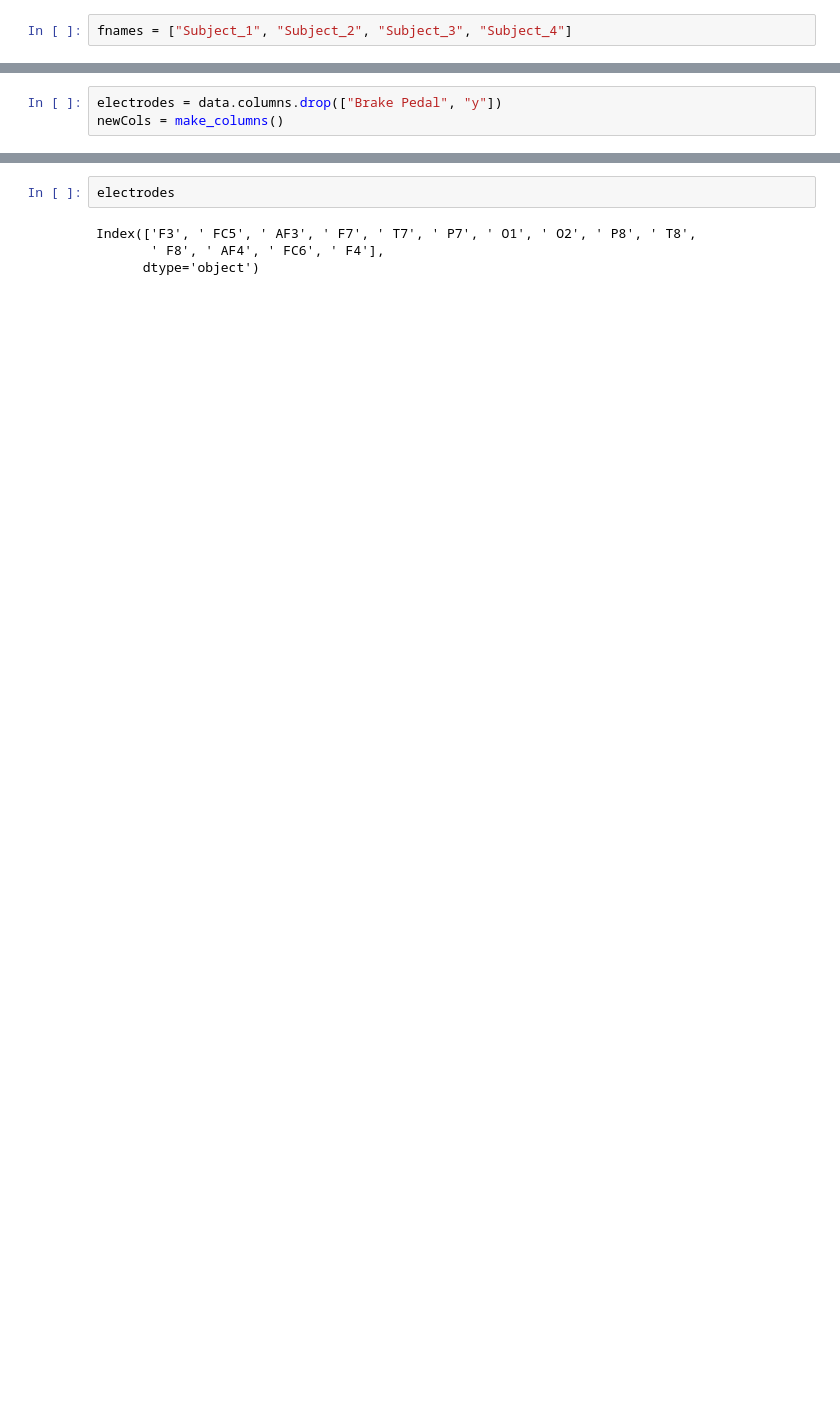
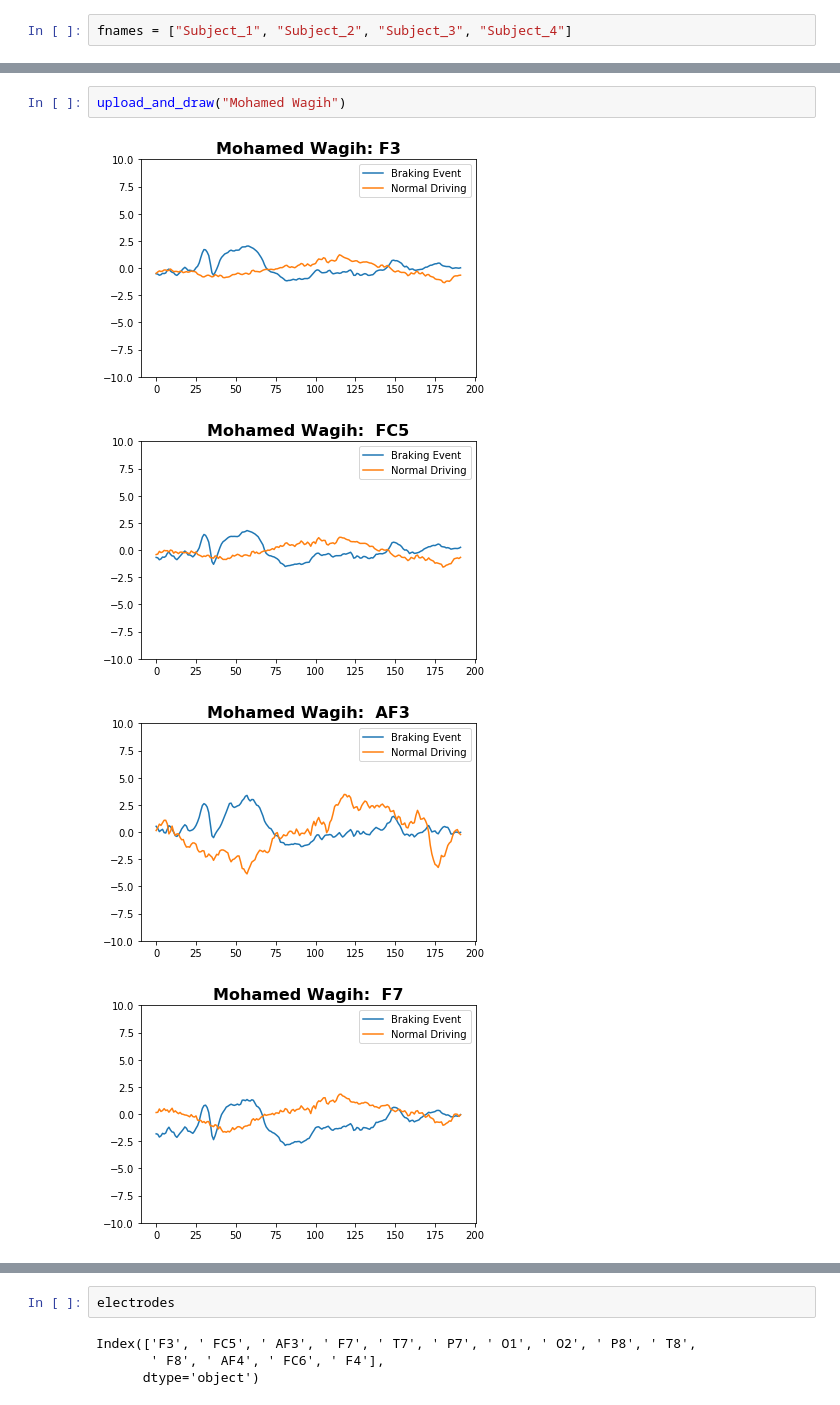
Before and after one commit to hesham-akmal/Brain-ADAS, a Jupyter notebook: EEG Work/Our Dataset Processing.ipynb, the cells around one changed output, grey strips where cells are left out. Drawn from its saved outputs; the diff is of its cells as text; blank space fills up the shorter version.

```diff
--- a/EEG Work/Our Dataset Processing.ipynb
+++ b/EEG Work/Our Dataset Processing.ipynb
@@ -109,3 +163,7 @@ number_of_events()
-# %%
-electrodes = data.columns.drop(["Brake Pedal", "y"])
-newCols = make_columns()
+# %%
+upload_and_draw("Mohamed Wagih")
+# %% [output]
+[figure, added]
+[figure, added]
+[figure, added]
+[figure, added]
```
Also changed, not shown: parts of 70 cells of this notebook.
